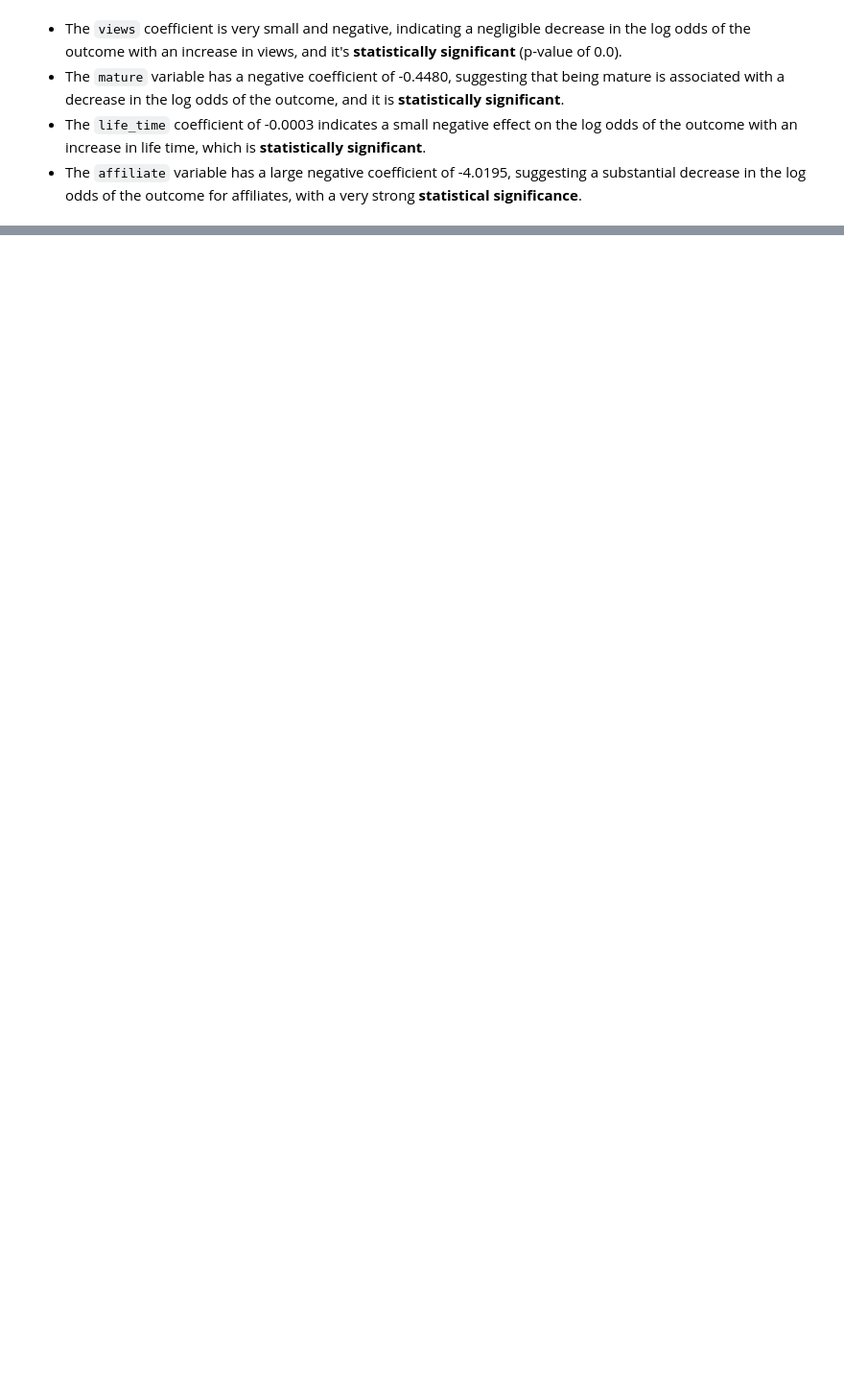
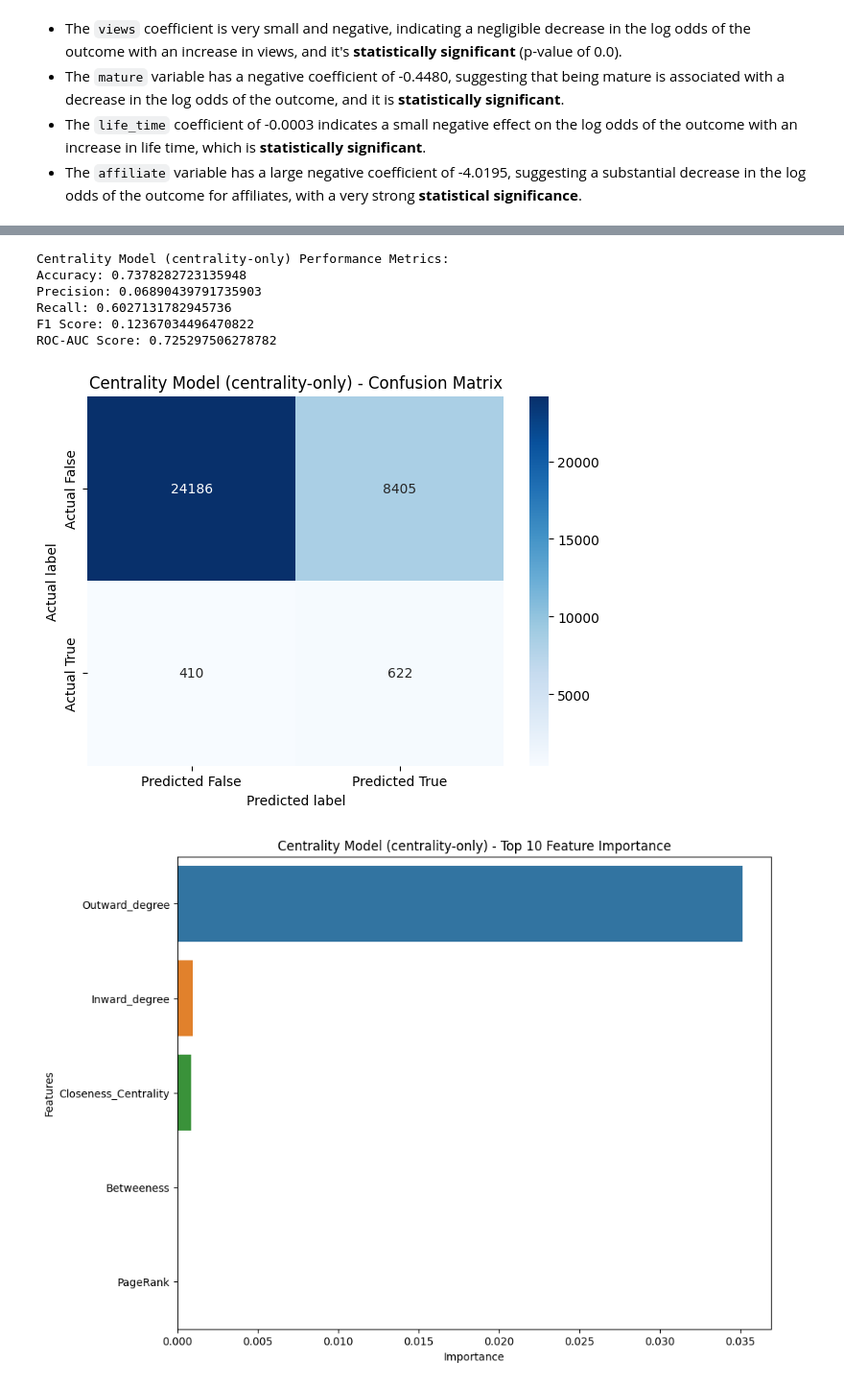
Before and after one commit to kevinlin0638/mini-project, a Jupyter notebook: project/model.ipynb, the cells around one changed output, grey strips where cells are left out. Shown: that part at 96% size. Saved outputs shown, nothing was run; the diff lists cells and outputs as text; code cells hidden in the pictures; blank space fills up the shorter version.

```diff
--- a/project/model.ipynb
+++ b/project/model.ipynb
@@ -124,0 +200,9 @@ language_ZH        0.2458   1.21e+06   2.03e-07      1.000   -2.38e+06    2.38e+
+# %%
+centrality_df = pd.read_csv("Centrality Measure/centrality_measures.csv")
+modularity_df = pd.read_csv("Gephi/modularity.csv")
+# %%
+# Merge
+node_df_encoded = node_df_encoded.set_index('numeric_id').merge(centrality_df.set_index('Node'), how='inner', left_index=True, right_index=True)
+node_df_encoded = node_df_encoded.merge(modularity_df.set_index('Id'), how='inner', left_index=True, right_index=True)
+
+node_df_encoded
@@ -124,0 +223,19 @@ language_ZH        0.2458   1.21e+06   2.03e-07      1.000   -2.38e+06    2.38e+
+# %%
+# Features list
+centrality_list = ['Betweeness', 'Inward_degree', 'Outward_degree','Closeness_Centrality', 'PageRank']
+community_list = ['modularity_class']
+# %%
+# X and y
+X = node_df_encoded[centrality_list]  # Features
+y = node_df_encoded['dead_account']  # Target
+
+overall_result.append(run_and_evaluate_model(X, y, model_name='Centrality Model (centrality-only)'))
+# %% [output]
+Centrality Model (centrality-only) Performance Metrics:
+Accuracy: 0.7378282723135948
+Precision: 0.06890439791735903
+Recall: 0.6027131782945736
+F1 Score: 0.12367034496470822
+ROC-AUC Score: 0.725297506278782
+[figure, added]
+[figure, added]
```
Also changed, not shown: parts of 25 cells of this notebook, 2 other files.
